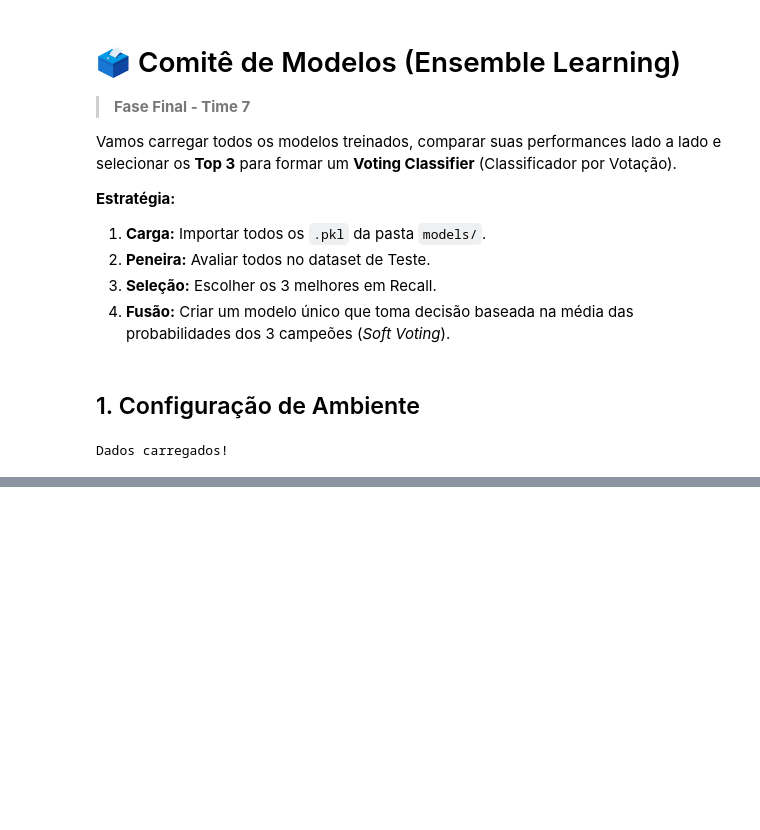
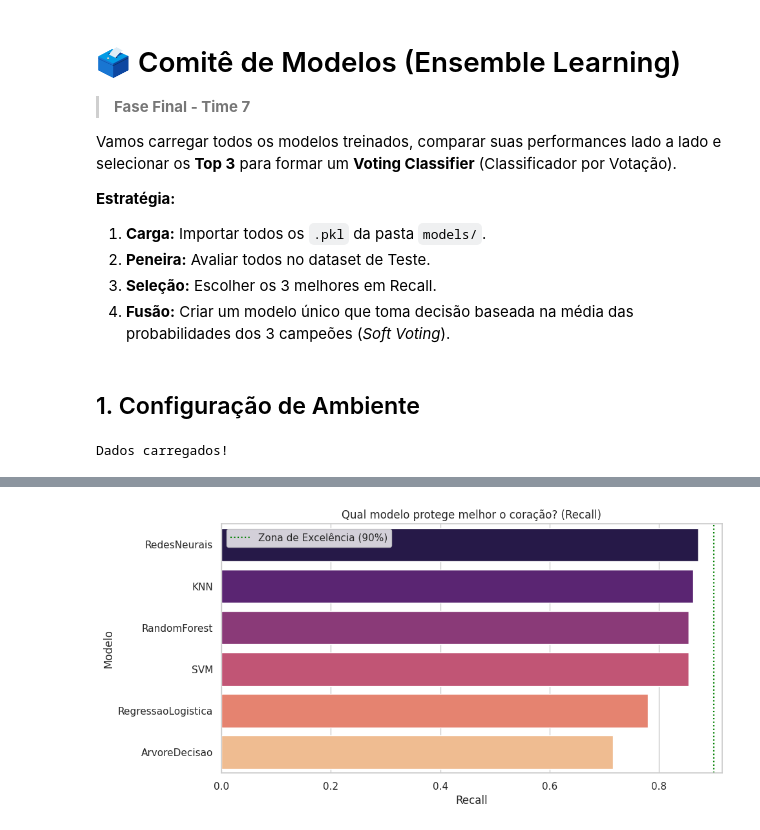
Before and after one commit to fiefaneves/ligia-ps26-time7, a Jupyter notebook: notebooks/04_comite_decisao.ipynb, the cells around one changed output, grey strips where cells are left out. Saved outputs shown, nothing was run; the diff lists cells and outputs as text; code cells hidden in the pictures; blank space fills up the shorter version.

Commit message:
fix(ensemble): adjusts committee selection to use cross-validation (avoids test bias)

```diff
--- a/notebooks/04_comite_decisao.ipynb
+++ b/notebooks/04_comite_decisao.ipynb
@@ -43,20 +44,22 @@ Dados carregados!
 folder = '../models/'
 model_files = [f for f in os.listdir(folder) if f.endswith('.pkl') and 'modelo_' in f]
 
+ignor = 'modelo_FINAL_Comite.pkl'  # Ignorar o comitê final, se existir
 modelos_carregados = {}
 
 print("Carregando modelos treinados:")
-for i, file in enumerate(model_files):
+for file in model_files:
     path = os.path.join(folder, file)
     # Extrai o nome limpo (Ex: modelo_SVM.pkl -> SVM)
     name = file.replace('modelo_', '').replace('.pkl', '').replace('_Otimizado', '')
-
-    try:
-        model = joblib.load(path)
-        modelos_carregados[name] = model
-        print(f"{i+1}. {name} carregado com sucesso.")
-    except:
-        print(f"Falha ao carregar {file}")
+    if file != ignor:
+        try:
+            model = joblib.load(path)
+            modelos_carregados[name] = model
+            print(f"- {name} carregado com sucesso.")
+        except Exception as e:
+            print(f"Erro ao carregar {file}: {e}")
+            print(f"Falha ao carregar {file}")
 
 print(f"\nTotal de candidatos: {len(modelos_carregados)}")
 # %% [output]
@@ -160,3 +80,72 @@ Utilizaremos a estratégia de **Soft Voting**:
 * O comitê não olha apenas o voto final (Sim/Não).
 * Ele olha a **certeza** de cada modelo (Probabilidade).
 * Exemplo: Se o SVM diz 90% de chance de doença e a Árvore diz 40%, a média é 65% -> **Doente**.
+# %%
+# Avaliando cada modelo individualmente
+
+# Definindo limiares personalizados
+limiares_personalizados = {
+    'SVM': 0.35,
+    'RandomForest': 0.41,
+    'RedesNeurais': 0.20,
+    'RegressaoLogistica': 0.5,
+    'KNN': 0.30,
+    'ArvoreDecisao': 0.5
+}
+
+# Vamos rodar todos no X_test e ver quem manda bem no Recall
+resultados = []
+
+for name, model in modelos_carregados.items():
+
+    # 1. Definindo o limiar (Pega do dicionário ou usa 0.5 se não achar)
+    # O nome do arquivo pode vir como 'SVM_Otimizado', então buscamos substring
+    limiar = 0.5
+    for key, val in limiares_personalizados.items():
+        if key in name: # Se "SVM" estiver no nome "modelo_SVM_Otimizado"
+            limiar = val
+            break
+
+    # 2. Fazendo a previsão com o limiar correto
+    try:
+        if hasattr(model, "predict_proba"):
+            # Pega probabilidade da classe 1 (Doente)
+            probas_cv = cross_val_predict(model, X_train, y_train, cv=5, method='predict_proba')[:, 1]
+            y_pred_cv = (probas_cv >= limiar).astype(int)
+            metodo = "Probabilidade (Soft Voting)"
+        else:
+            # Se o modelo não suportar probabilidade, usa o padrão
+            y_pred_cv = cross_val_predict(model, X_train, y_train, cv=5)
+            metodo = "Padrão (Hard Voting)"
+    except Exception as e:
+        print(f"⚠️ Erro ao prever com {name}: {e}")
+        continue
+
+    # 3. Calculando Métricas
+    rec = recall_score(y_train, y_pred_cv)
+    acc = accuracy_score(y_train, y_pred_cv)
+    prec = precision_score(y_train, y_pred_cv)
+
+    resultados.append({
+        'Modelo': name,
+        'Recall': rec,
+        'Acurácia': acc,
+        'Precisão': prec,
+        'Limiar Usado': limiar,
+        'Objeto': model
+    })
+
+# 4. Exibindo o Ranking
+df_results = pd.DataFrame(resultados).sort_values(by='Recall', ascending=False)
+
+print("🏆 RANKING OFICIAL:")
+display(df_results[['Modelo', 'Recall', 'Acurácia', 'Precisão', 'Limiar Usado']])
+
+# Gráfico
+plt.figure(figsize=(10, 5))
+sns.barplot(data=df_results, x='Recall', y='Modelo', palette='magma')
+plt.axvline(0.90, color='green', linestyle=':', label='Zona de Excelência (90%)')
+plt.title("Qual modelo protege melhor o coração? (Recall)")
+plt.legend()
+plt.show()
+# %% [output]
@@ -163,3 +163,4 @@ Utilizaremos a estratégia de **Soft Voting**:
+[figure, new version]
 # %%
 # 1. Pegando os 3 melhores
 top3_df = df_results.head(3)
```
Also changed, not shown: parts of 11 cells of this notebook, 1 other file.
